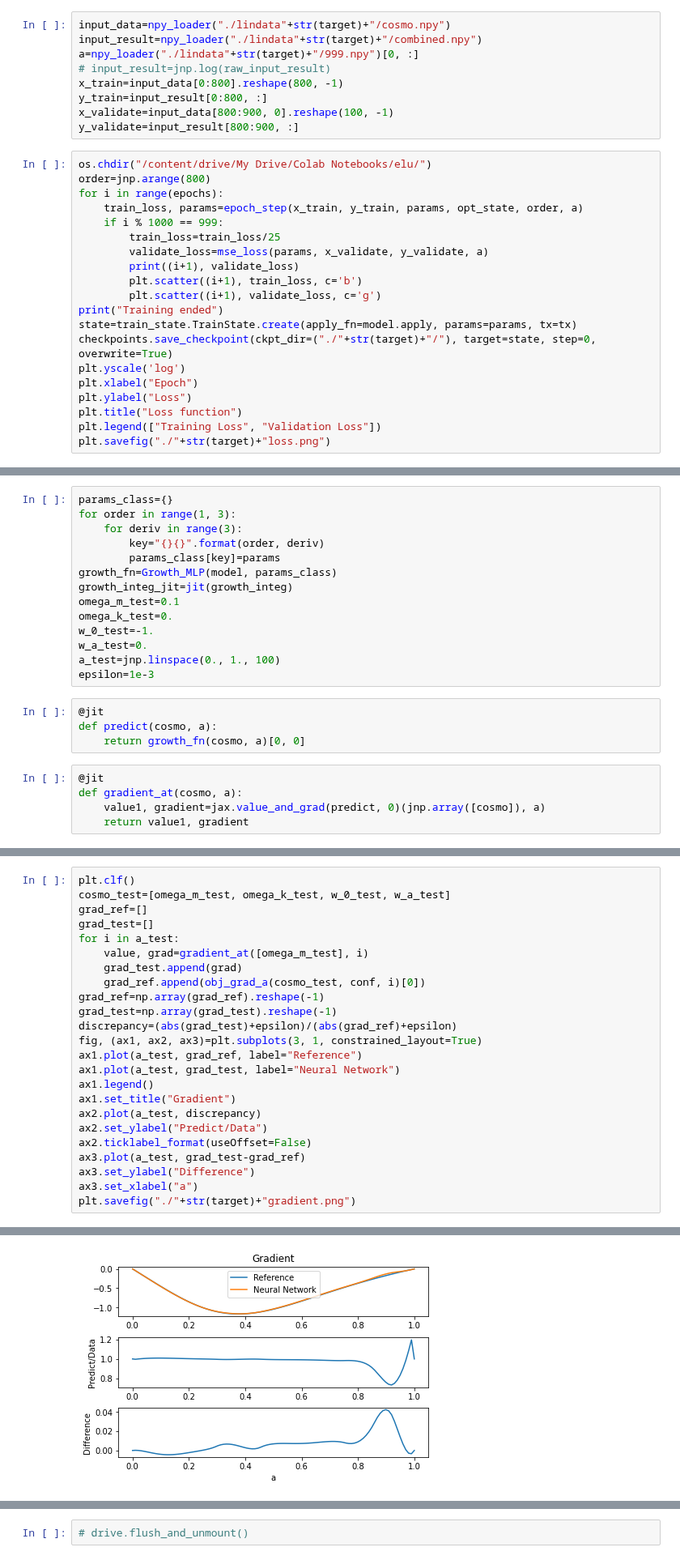
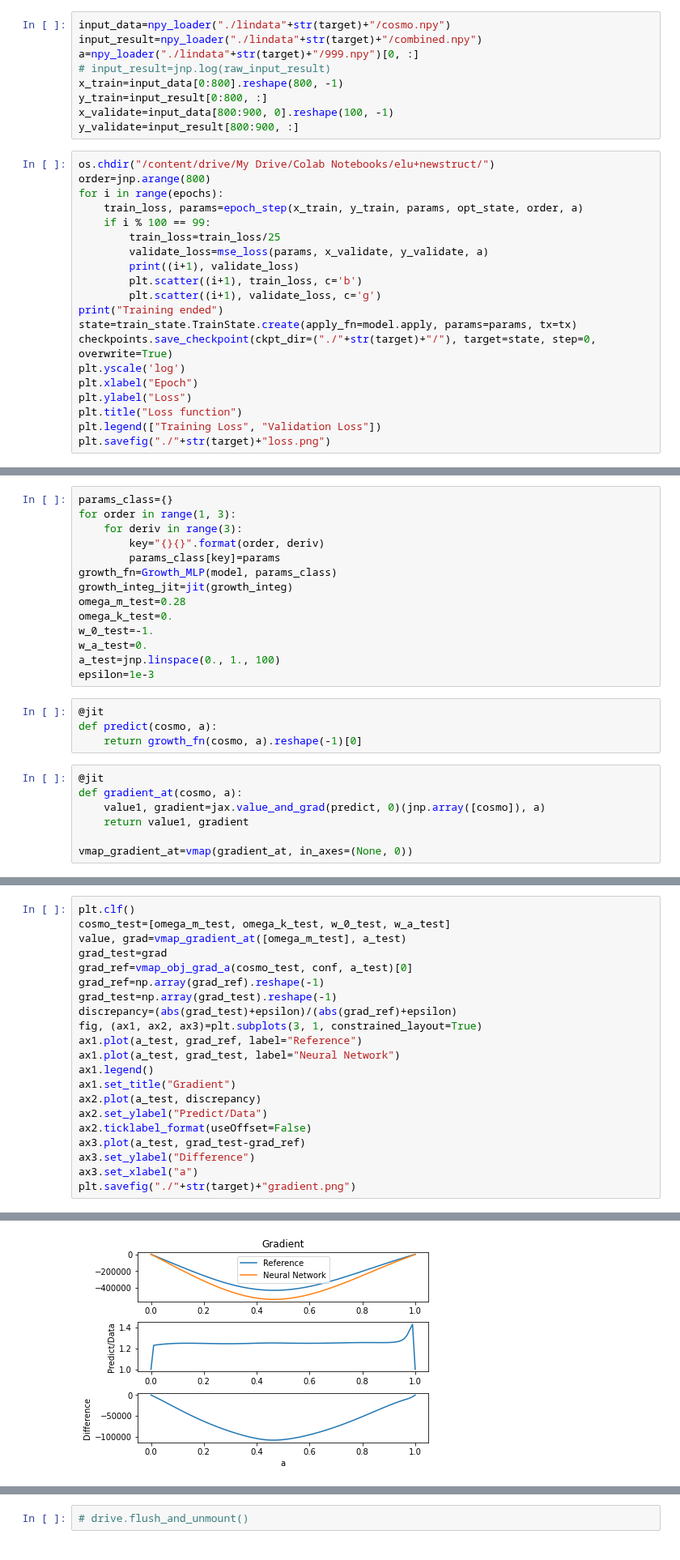
Before and after one commit to epodkwan/growthfunction, a Jupyter notebook: notebooks/bsplinetrainer.ipynb, the cells around one changed output, grey strips where cells are left out. Shown at 81% size. Cells and saved outputs as stored; diff of their text form.

```diff
--- a/notebooks/bsplinetrainer.ipynb
+++ b/notebooks/bsplinetrainer.ipynb
@@ -153,11 +156,11 @@ y_train=input_result[0:800, :]
 x_validate=input_data[800:900, 0].reshape(100, -1)
 y_validate=input_result[800:900, :]
 # %%
-os.chdir("/content/drive/My Drive/Colab Notebooks/elu/")
+os.chdir("/content/drive/My Drive/Colab Notebooks/elu+newstruct/")
 order=jnp.arange(800)
 for i in range(epochs):
     train_loss, params=epoch_step(x_train, y_train, params, opt_state, order, a)
-    if i % 1000 == 999:
+    if i % 100 == 99:
         train_loss=train_loss/25
         validate_loss=mse_loss(params, x_validate, y_validate, a)
         print((i+1), validate_loss)
@@ -199,7 +202,7 @@ for order in range(1, 3):
         params_class[key]=params
 growth_fn=Growth_MLP(model, params_class)
 growth_integ_jit=jit(growth_integ)
-omega_m_test=0.1
+omega_m_test=0.28
 omega_k_test=0.
 w_0_test=-1.
 w_a_test=0.
@@ -208,12 +211,14 @@ epsilon=1e-3
 # %%
 @jit
 def predict(cosmo, a):
-    return growth_fn(cosmo, a)[0, 0]
+    return growth_fn(cosmo, a).reshape(-1)[0]
 # %%
 @jit
 def gradient_at(cosmo, a):
     value1, gradient=jax.value_and_grad(predict, 0)(jnp.array([cosmo]), a)
     return value1, gradient
+
+vmap_gradient_at=vmap(gradient_at, in_axes=(None, 0))
 # %%
 cosmo_test=SimpleLCDM(conf, Omega_m=omega_m_test, Omega_k=omega_k_test, w_0=w_0_test, w_a=w_a_test)
 cosmo_test=growth_integ_jit(cosmo_test)
@@ -279,12 +289,9 @@ plt.savefig("./"+str(target)+"centralerror.png")
 # %%
 plt.clf()
 cosmo_test=[omega_m_test, omega_k_test, w_0_test, w_a_test]
-grad_ref=[]
-grad_test=[]
-for i in a_test:
-    value, grad=gradient_at([omega_m_test], i)
-    grad_test.append(grad)
-    grad_ref.append(obj_grad_a(cosmo_test, conf, i)[0])
+value, grad=vmap_gradient_at([omega_m_test], a_test)
+grad_test=grad
+grad_ref=vmap_obj_grad_a(cosmo_test, conf, a_test)[0]
 grad_ref=np.array(grad_ref).reshape(-1)
 grad_test=np.array(grad_test).reshape(-1)
 discrepancy=(abs(grad_test)+epsilon)/(abs(grad_ref)+epsilon)
@@ -305 +315 @@ plt.savefig("./"+str(target)+"gradient.png")
-[figure, old version]
+[figure, new version]
```
Also changed, not shown: parts of 14 cells of this notebook.
